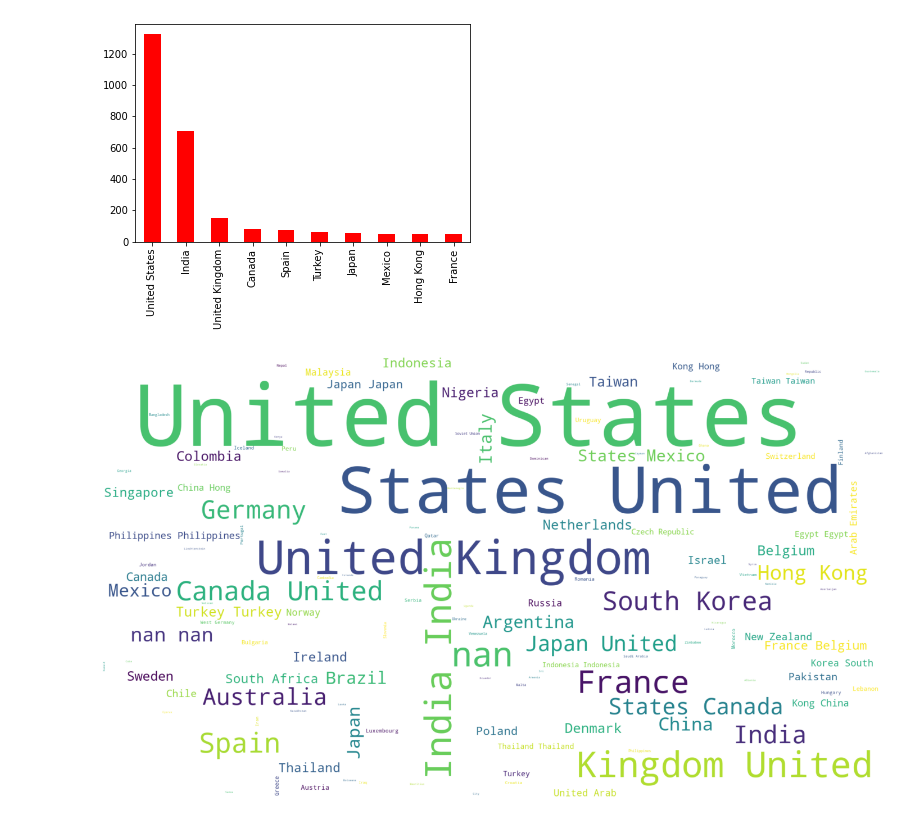
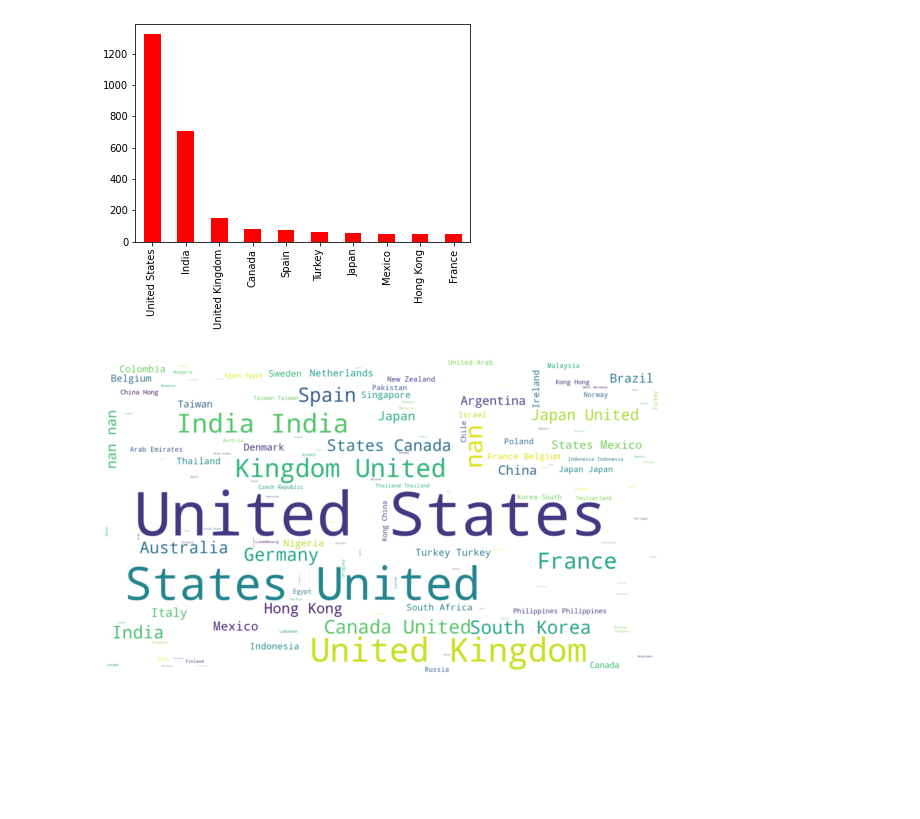
Before and after one commit to Hugox96/Netfliz_Python, a Jupyter notebook: Netflix.ipynb, the cells around one changed output. Drawn from its saved outputs; the diff is of its cells as text; code cells hidden in the pictures; blank space fills up the shorter version.

```diff
--- a/Netflix.ipynb
+++ b/Netflix.ipynb
@@ -149,10 +151,9 @@ Text(0.5, 1.0, 'Rating')
 # %%
 plt.figure(figsize=(10,8))
 # use a handmade palette
-cor = ["red", "black"]
+cor = ["darkred", "black"]
 sns.set_palette(cor)
 sns.countplot(x='rating',hue="type", data=netflix_dados)
-plt.grid()
 plt.title('Rating')
 # %% [output]
 Text(0.5, 1.0, 'Rating')
@@ -165,17 +166,18 @@ netflix_dados["country"].value_counts().head(10).plot(kind="bar")
 # %%
 from wordcloud import WordCloud
 text = " ".join(data["country"].astype(str))
 
 # Gerar a nuvem de palavras
 wordcloud = WordCloud(background_color='white',
                       width=1920,
-                      height=1080).generate(text)
+                      height=1080,
+                      ).generate(text)
 
 # Exibir a nuvem de palavras
-plt.figure(figsize=(25, 15))
-plt.imshow(wordcloud, interpolation='bilinear')
+plt.figure(figsize=(10, 15))
+plt.imshow(wordcloud,interpolation='bilinear')
 plt.axis('off')
 plt.savefig('country.png')
 plt.show()
 # %% [output]
-[figure, old version]
+[figure, new version]
```
Also changed, not shown: parts of 4 cells of this notebook, 1 other file.
